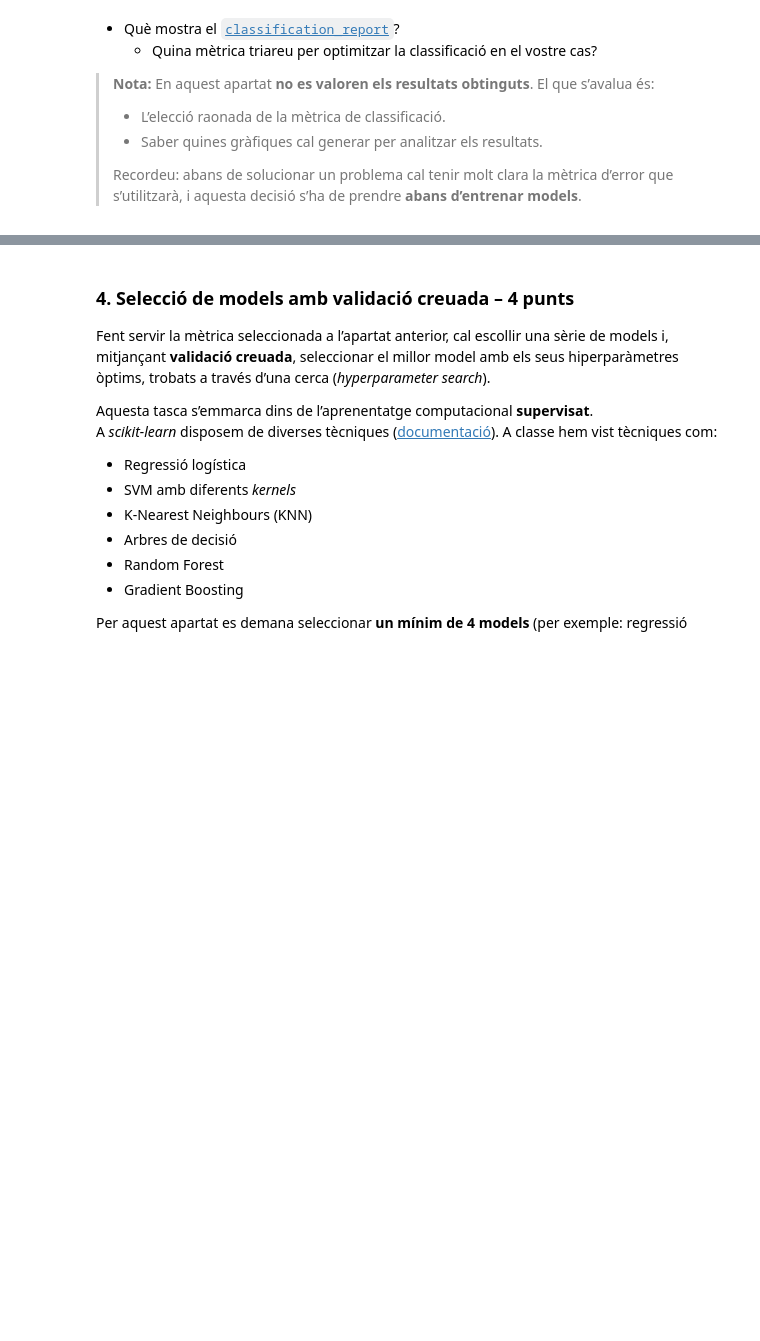
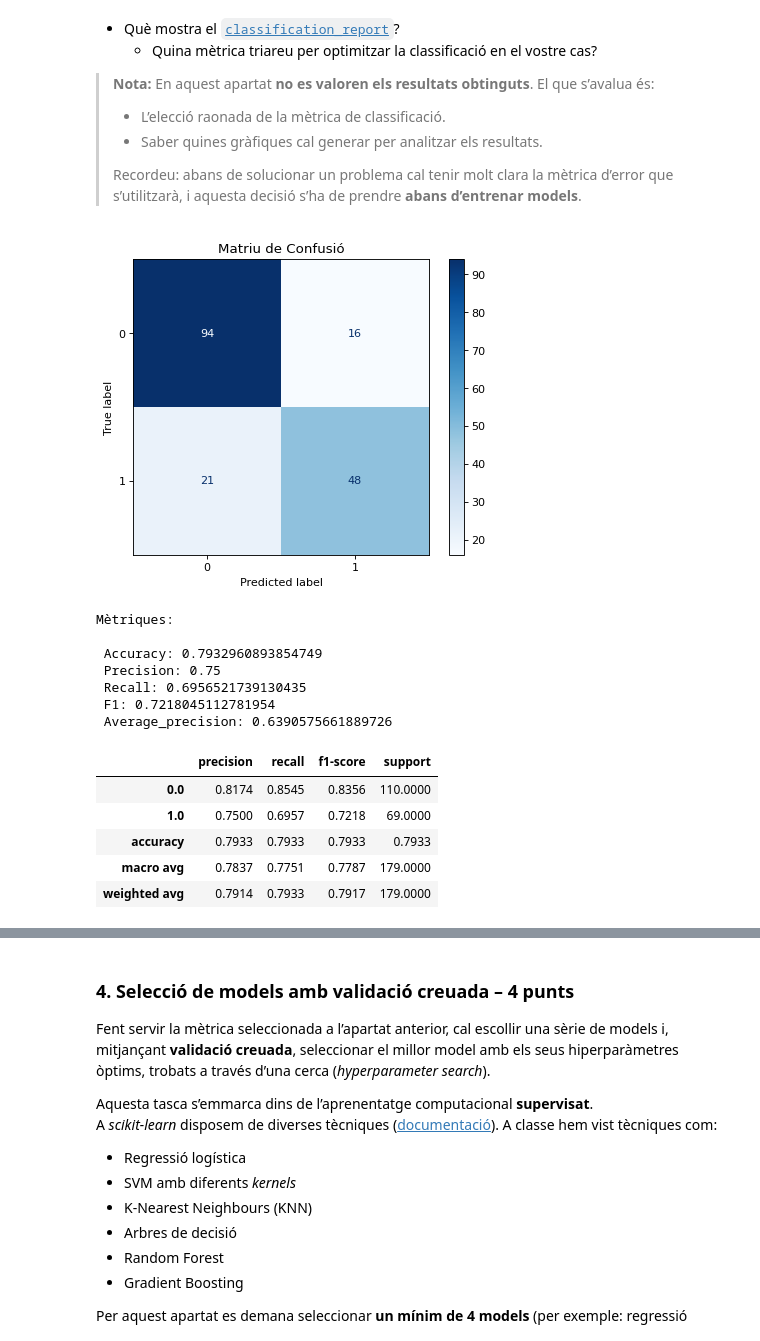
Before and after one commit to arnaumunozbarrera/ML-Model-Titanic, a Jupyter notebook: APC_Practica_1_2025.ipynb/Practica_1_2025.ipynb, the cells around one changed output, grey strips where cells are left out. Drawn from its saved outputs; the diff is of its cells as text; code cells hidden in the pictures; blank space fills up the shorter version.

```diff
--- a/APC_Practica_1_2025.ipynb/Practica_1_2025.ipynb
+++ b/APC_Practica_1_2025.ipynb/Practica_1_2025.ipynb
@@ -571,3 +514,20 @@ Una vegada definides les 2 corbes arribem a la conclusió que la Precision-Recal
 > - Saber quines gràfiques cal generar per analitzar els resultats.
 >
 > Recordeu: abans de solucionar un problema cal tenir molt clara la mètrica d’error que s’utilitzarà, i aquesta decisió s’ha de prendre **abans d’entrenar models**.
+# %%
+# Declaració de funcions per analitzar les funcions de les mètriques:
+def calculMetriques(y_true, y_pred, metric='accuracy'):
+    if metric == 'accuracy':
+        result = accuracy_score(y_true,y_pred)
+    elif metric == 'f1':
+        result = f1_score(y_true,y_pred)
+    elif metric == 'average_precision':
+        result = average_precision_score(y_true,y_pred)
+    elif metric == 'precision':
+        result = precision_score(y_true,y_pred)
+    elif metric == 'recall':
+        result = recall_score(y_true,y_pred)
+    else:
+        raise ValueError("Métrica no reconocida")
+
+    return result
@@ -573,0 +557,42 @@ Una vegada definides les 2 corbes arribem a la conclusió que la Precision-Recal
+# %%
+# Entrenament del model
+model = LogisticRegression()
+model.fit(X_train, y_train)
+
+predictions = model.predict(X_test)
+probs = model.predict_proba(X_test)[:,1]
+
+# Dibuix de la matriu de confusió
+conf_mat = confusion_matrix(y_test, predictions)
+disp = ConfusionMatrixDisplay(confusion_matrix=conf_mat)
+disp.plot(cmap='Blues')
+plt.title("Matriu de Confusió")
+plt.show()
+
+# Cridas a la funció de càlcul de mètriques
+print("Mètriques: \n")
+print(" Accuracy:", calculMetriques(y_test,predictions, metric="accuracy"))
+print(" Precision:", calculMetriques(y_test,predictions, metric="precision"))
+print(" Recall:", calculMetriques(y_test,predictions, metric="recall"))
+print(" F1:", calculMetriques(y_test,predictions, metric="f1"))
+print(" Average_precision:", calculMetriques(y_test,predictions, metric="average_precision"))
+
+# Generació de taula de classification_report
+Class_report = classification_report(y_test, predictions, output_dict=True)
+Class_report_df = pd.DataFrame(Class_report).transpose()
+Class_report_df
+# %% [output]
+[figure, added]
+Mètriques:
+
+ Accuracy: 0.7932960893854749
+ Precision: 0.75
+ Recall: 0.6956521739130435
+ F1: 0.7218045112781954
+ Average_precision: 0.6390575661889726
+|  | precision | recall | f1-score | support |
+| 0.0 | 0.8174 | 0.8545 | 0.8356 | 110.0000 |
+| 1.0 | 0.7500 | 0.6957 | 0.7218 | 69.0000 |
+| accuracy | 0.7933 | 0.7933 | 0.7933 | 0.7933 |
+| macro avg | 0.7837 | 0.7751 | 0.7787 | 179.0000 |
+| weighted avg | 0.7914 | 0.7933 | 0.7917 | 179.0000 |
```
Also changed, not shown: parts of 12 cells of this notebook.
